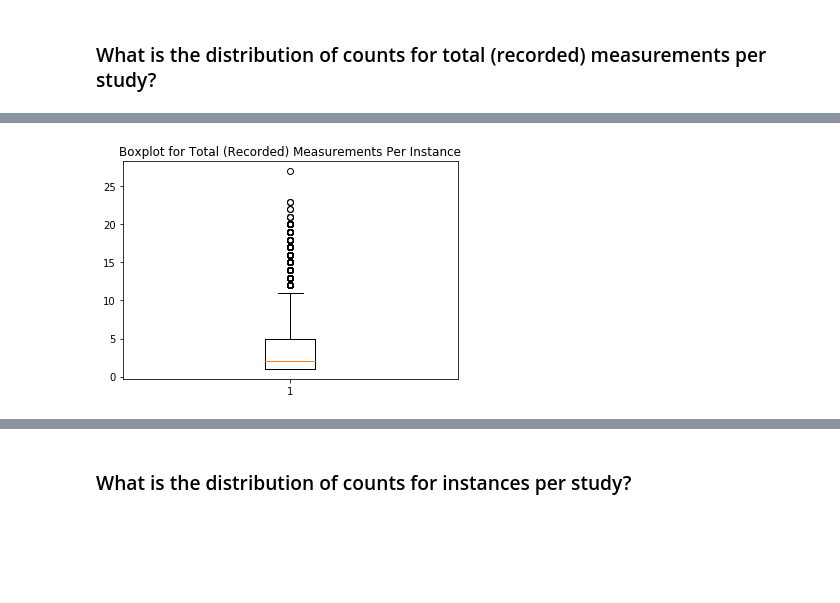
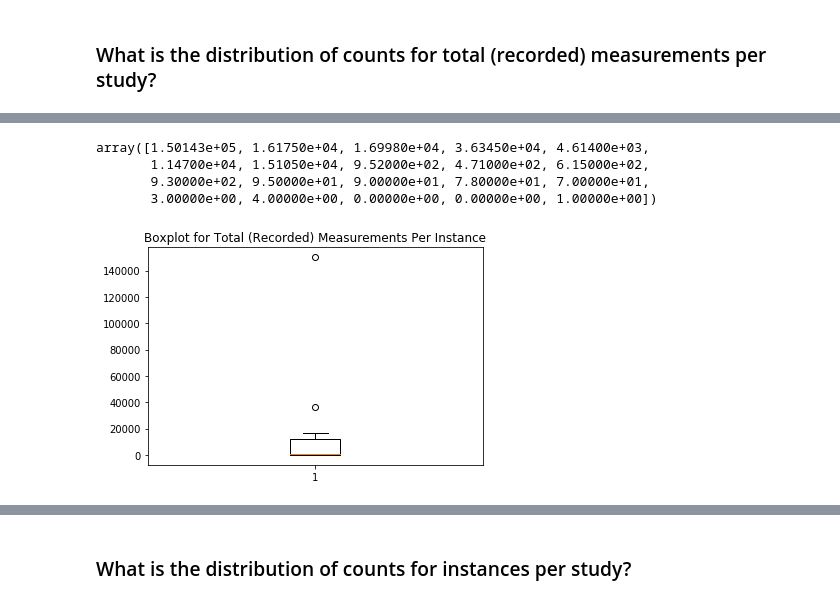
Before and after one commit to dssg/usal_echo_public, a Jupyter notebook: notebooks/20190702_YN_measurement_eda.ipynb, the cells around one changed output, grey strips where cells are left out. Drawn from its saved outputs; the diff is of its cells as text; code cells hidden in the pictures; blank space fills up the shorter version.

Commit message:
reran notebook with utils, keeping plotting/

```diff
--- a/notebooks/20190702_YN_measurement_eda.ipynb
+++ b/notebooks/20190702_YN_measurement_eda.ipynb
@@ -48,13 +79,3 @@ measurement_abstract_rpt_df.head()
 | 2 | 3.0 | 2882.0 | 43.0 | FE(el-ps4) | 37.032087 | % |
 | 3 | 4.0 | 2882.0 | 46.0 | FE(MDD-ps4) | 35.095355 | % |
 | 4 | 5.0 | 2882.0 | 125.0 | P1/2t VM | 88.291224 | ms |
-# %%
-measgraphref_df = read_table(conn, 'a_measgraphref')
-measgraphref_df = drop_unknown_columns(measgraphref_df, "srinstanceidk")
-measgraphref_df = drop_rows_with_empty_string_in_column(measgraphref_df, "instanceidk")
-measgraphref_df = cast_column(measgraphref_df, "instanceidk", float)
-measgraphref_df = drop_rows_with_negative_value_in_column(measgraphref_df, "instanceidk")
-measgraphref_df = drop_rows_with_negative_value_in_column(measgraphref_df, "indexinmglist")
-get_sorted_unique_values(measgraphref_df, 'indexinmglist')
-get_sorted_unique_values(measgraphref_df, 'howentered')
-count_rows_with_empty_string_in_column(measgraphref_df, 'imagesopinstanceuid')
@@ -101,8 +123,6 @@ measgraphic_df.head()
 # %% [markdown]
 ### What are the most/least common final (reported) measurements?
 # %%
-counts = get_value_counts(measurement_abstract_rpt_df, 'name')
-get_number_of_values_with_count_no_greater_than_threshold(counts, 1)
-get_number_of_values_with_count_no_greater_than_threshold(counts, 9)
+counts = measurement_abstract_rpt_df['name'].value_counts()
 counts
 # %% [output]
@@ -139,7 +171,8 @@ def plot_group_by_size_histogram(df, column, name):
     counts = df.groupby(column).size()
     print(counts.describe())
     plt.title(f'Counts for {name}')
-    plt.hist(counts.values, bins=20)
+    counts = plt.hist(counts.values, bins=20)
+    return counts[0]
 # %%
 plot_group_by_size_histogram(measurement_abstract_rpt_df, "studyid", "Final (Reported) Measurements Per Study")
 # %% [output]
@@ -162,2 +213,2 @@ plot_group_by_size_histogram(measgraphref_df, "studyidk", "Total (Recorded) Meas
 # %%
-plot_group_by_size_histogram(measgraphref_df, "instanceidk", "Total (Recorded) Measurements Per Instance")
+counts = plot_group_by_size_histogram(measgraphref_df, "instanceidk", "Total (Recorded) Measurements Per Instance")
@@ -166,8 +226,15 @@ plot_group_by_size_histogram(measgraphref_df, "instanceidk", "Total (Recorded) M
+# %%
+counts
+# %% [output]
+array([1.50143e+05, 1.61750e+04, 1.69980e+04, 3.63450e+04, 4.61400e+03,
+       1.14700e+04, 1.51050e+04, 9.52000e+02, 4.71000e+02, 6.15000e+02,
+       9.30000e+02, 9.50000e+01, 9.00000e+01, 7.80000e+01, 7.00000e+01,
+       3.00000e+00, 4.00000e+00, 0.00000e+00, 0.00000e+00, 1.00000e+00])
 # %%
 plt.title("Boxplot for Total (Recorded) Measurements Per Instance")
-result = plt.boxplot(total_measurement_counts_per_instance)
+result = plt.boxplot(counts)
 # %% [output]
-[figure, old version]
+[figure, new version]
 # %%
 def get_outlier_thresholds(result):
     outlier_min, outlier_max = [item.get_ydata()[0] for item in result['caps']]
```
Also changed, not shown: parts of 48 cells of this notebook, 3 other files.
